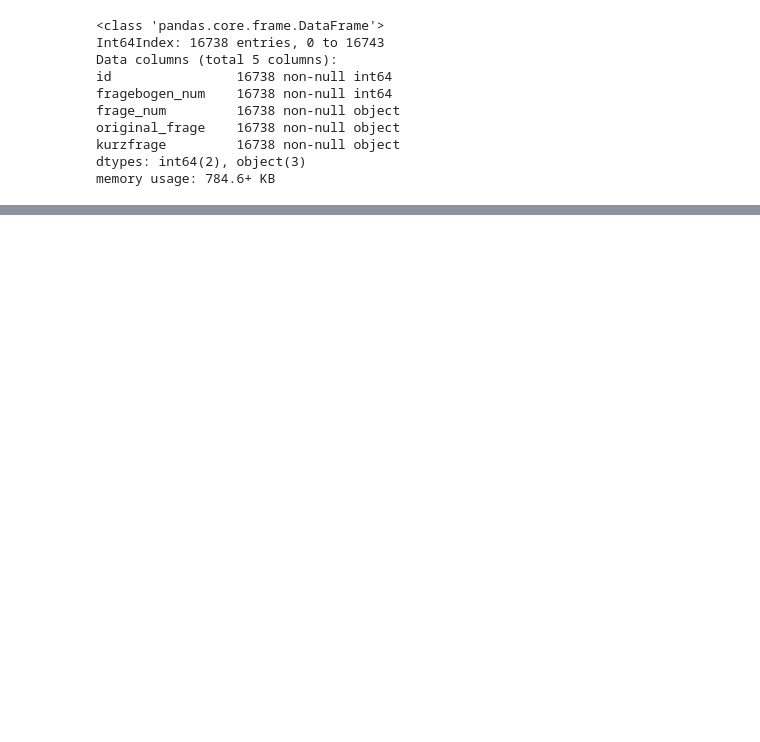
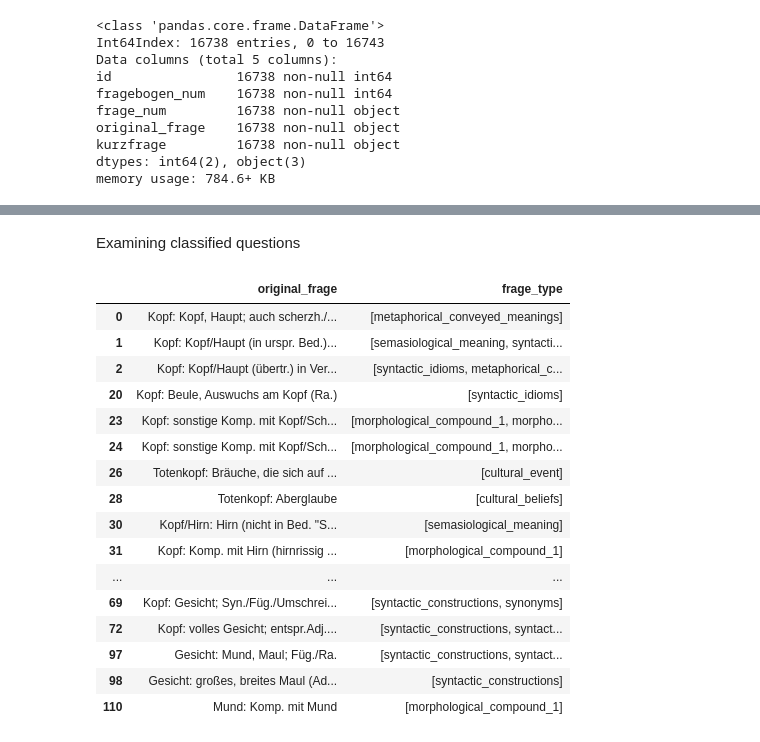
Before and after one commit to acdh-oeaw/exploreAT-Concepts, a Jupyter notebook: questions_classification.ipynb, the cells around one changed output, grey strips where cells are left out. Saved outputs shown, nothing was run; the diff lists cells and outputs as text; code cells hidden in the pictures; blank space fills up the shorter version.

```diff
--- a/questions_classification.ipynb
+++ b/questions_classification.ipynb
@@ -15,32 +15,17 @@ import pandas as pd
 #import matplotlib.pyplot as plt
 #import matplotlib as mpl
 
-#from sklearn import feature_extraction
-
-#import gensim
-#from gensim import corpora
-#from gensim.corpora import WikiCorpus
-#from gensim.models import Word2Vec
-#from gensim.models.word2vec import LineSentence
-
-#import pyLDAvis
-#import pyLDAvis.gensim
-
 import nltk
 from nltk.corpus import stopwords
 from nltk.tag.sequential import ClassifierBasedTagger
 #from nltk.stem.wordnet import WordNetLemmatizer
 #from nltk.tokenize import word_tokenize
 
-import pygraphviz
-import networkx as nx
-from networkx.drawing.nx_agraph import graphviz_layout
-
-
 from IPython.display import display, Image
 from IPython.core.interactiveshell import InteractiveShell
 
 pd.options.mode.chained_assignment = None  # default='warn'
+pd.set_option('display.max_colwidth', 120)
 # %% [markdown]
 ### Classifying the questions
 # %%
@@ -160,0 +168,22 @@ frage_complete.loc[frage_complete.original_frage.apply(test_type).isna(), 'origi
+# %% [markdown]
+Examining classified questions
+# %%
+frage_complete.loc[frage_complete['frage_type'].dropna().index, ['original_frage','frage_type']].head(20)
+# %% [output]
+|  | original_frage | frage_type |
+| 0 | Kopf: Kopf, Haupt; auch scherzh./... | [metaphorical_conveyed_meanings] |
+| 1 | Kopf: Kopf/Haupt (in urspr. Bed.)... | [semasiological_meaning, syntacti... |
+| 2 | Kopf: Kopf/Haupt (übertr.) in Ver... | [syntactic_idioms, metaphorical_c... |
+| 20 | Kopf: Beule, Auswuchs am Kopf (Ra.) | [syntactic_idioms] |
+| 23 | Kopf: sonstige Komp. mit Kopf/Sch... | [morphological_compound_1, morpho... |
+| 24 | Kopf: sonstige Komp. mit Kopf/Sch... | [morphological_compound_1, morpho... |
+| 26 | Totenkopf: Bräuche, die sich auf ... | [cultural_event] |
+| 28 | Totenkopf: Aberglaube | [cultural_beliefs] |
+| 30 | Kopf/Hirn: Hirn (nicht in Bed. "S... | [semasiological_meaning] |
+| 31 | Kopf: Komp. mit Hirn (hirnrissig ... | [morphological_compound_1] |
+| ... | ... | ... |
+| 69 | Kopf: Gesicht; Syn./Füg./Umschrei... | [syntactic_constructions, synonyms] |
+| 72 | Kopf: volles Gesicht; entspr.Adj.... | [syntactic_constructions, syntact... |
+| 97 | Gesicht: Mund, Maul; Füg./Ra. | [syntactic_constructions, syntact... |
+| 98 | Gesicht: großes, breites Maul (Ad... | [syntactic_constructions] |
+| 110 | Mund: Komp. mit Mund | [morphological_compound_1] |
```
Also changed, not shown: parts of 11 cells of this notebook, 2 other files.
